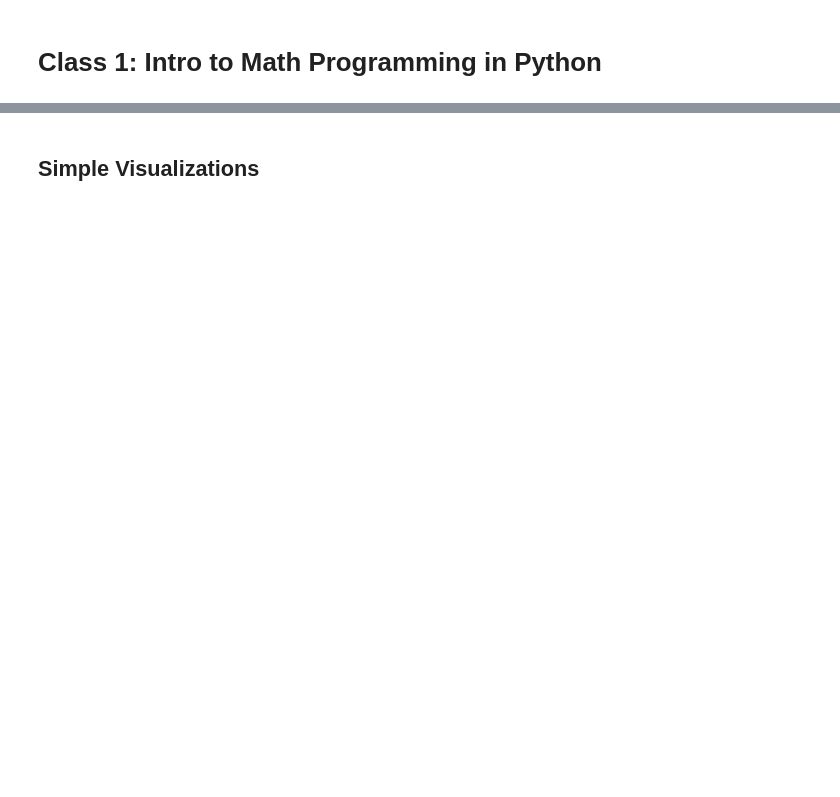
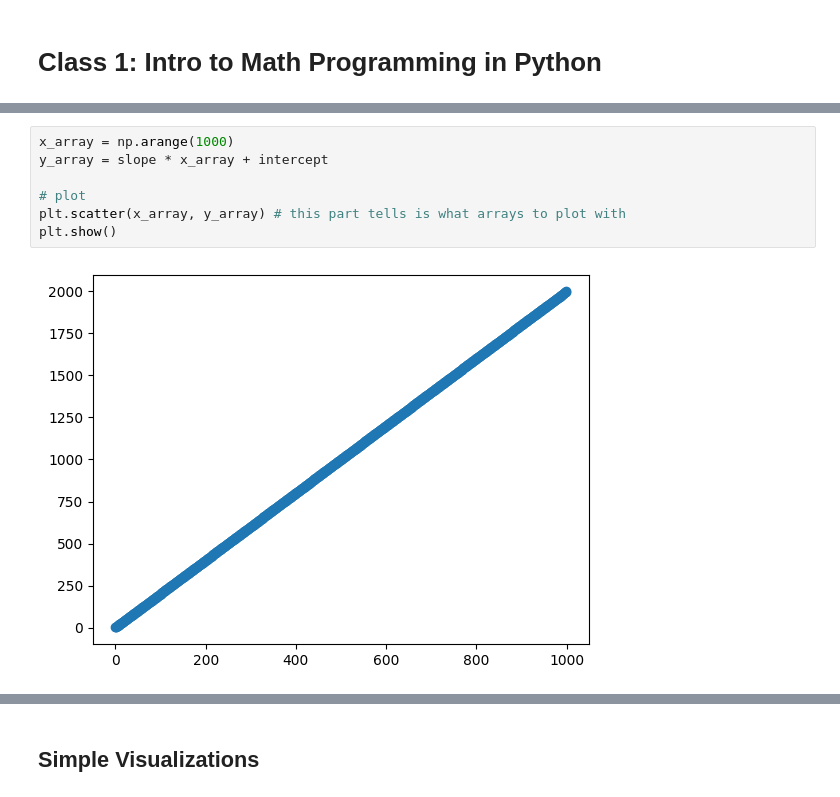
Before and after one commit to sayhellojoel/grade78pythonmath, a Jupyter notebook: Class 1.ipynb, the cells around one changed output, grey strips where cells are left out. Cells and saved outputs as stored; diff of their text form; blank space fills up the shorter version.

```diff
--- a/Class 1.ipynb
+++ b/Class 1.ipynb
@@ -54,0 +206,9 @@ Name: shoe size, dtype: int64
+# %%
+x_array = np.arange(1000)
+y_array = slope * x_array + intercept
+
+# plot
+plt.scatter(x_array, y_array) # this part tells is what arrays to plot with
+plt.show()
+# %% [output]
+[figure, added]
```
Also changed, not shown: parts of 58 cells of this notebook, 1 other file.
